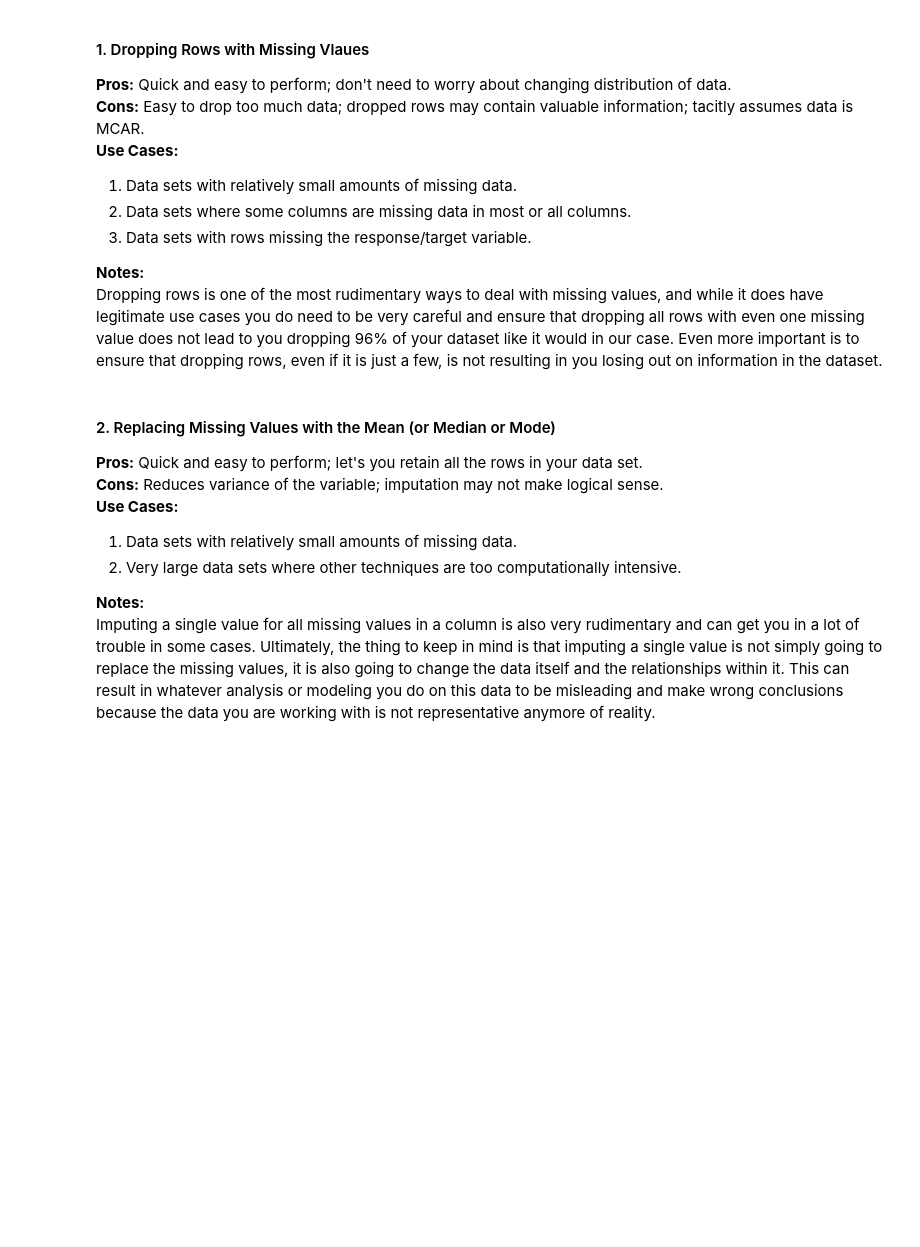
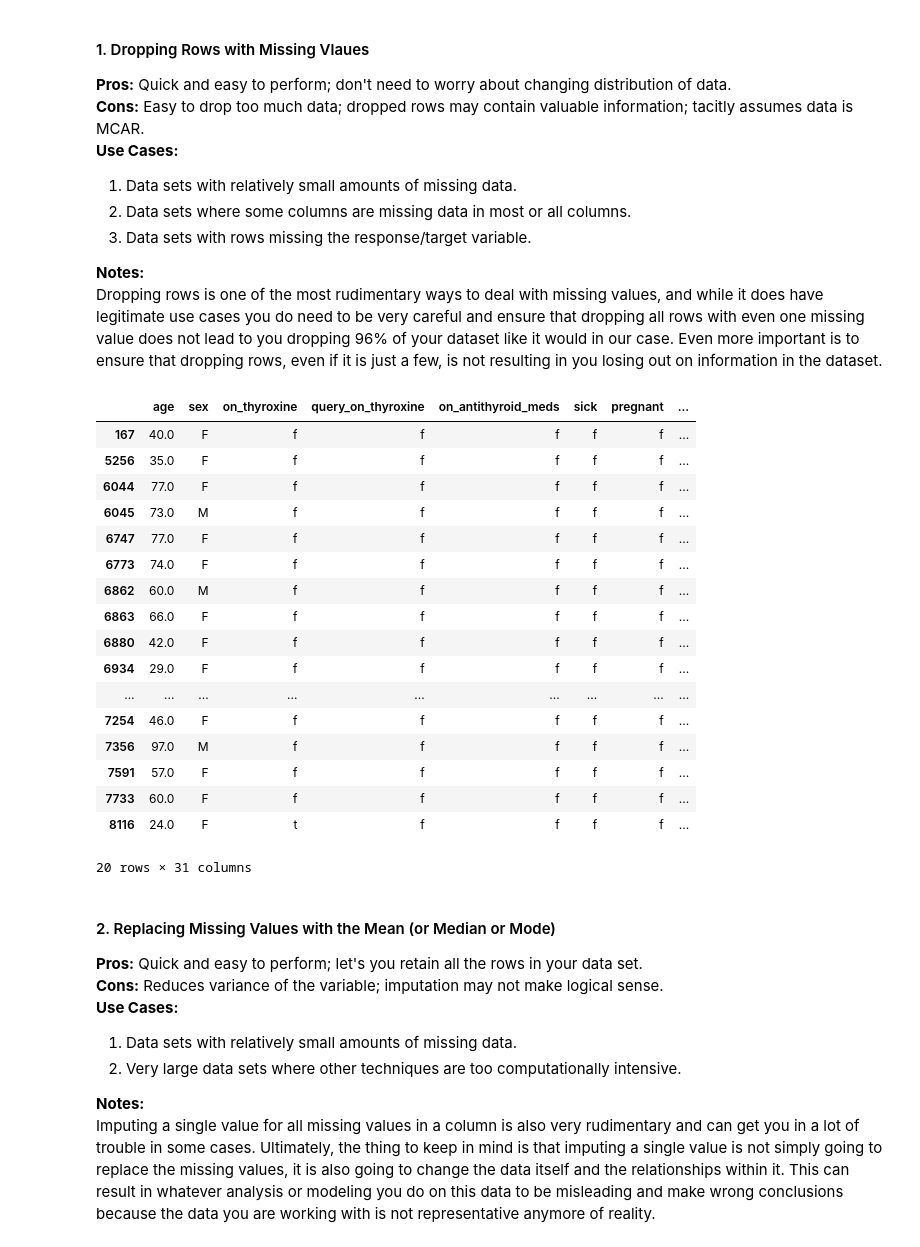
Before and after one commit to benwillallen/Rice-DEEP2024-Thyroid3, a Jupyter notebook: Chad_D_Intro_Notebook.ipynb, the cells around one changed output. Cells and saved outputs as stored; diff of their text form; code cells hidden in the pictures; blank space fills up the shorter version.

```diff
--- a/Chad_D_Intro_Notebook.ipynb
+++ b/Chad_D_Intro_Notebook.ipynb
@@ -14,6 +14,7 @@ import numpy as np
 Next we want to import the thyroid csv file into the notebook. One way to do this in colab is to first download the data set on to your computer and then upload the file into colab by clicking the folder icon on the left hand side of screen under the key and search icons. Once you open this tab, directly under files there should be an upload icon that allows you to upload the file for use in the Colab notebook. Now we can load the csv file into our notebook using pd.read_csv
 # %%
 # CODE HERE: Read thyroid data into notebook using pandas and assign it to a variable named `thyroid_dat`
+thyroid_dat = pd.read_csv("thyroidDF.csv")
 # %% [markdown]
 ### Part 1: First Steps When Working on New Data
 
@@ -116,6 +277,27 @@ It seems as though all of our columns are the correct type (i.e. no numerical co
 Dropping rows is one of the most rudimentary ways to deal with missing values, and while it does have legitimate use cases you do need to be very careful and ensure that dropping all rows with even one missing value does not lead to you dropping 96% of your dataset like it would in our case. Even more important is to ensure that dropping rows, even if it is just a few, is not resulting in you losing out on information in the dataset.
 # %%
 # CODE HERE: Drop every row in the data set that has a missing value (do NOT assign it to `thyroid_dat` and ensure inplace=False)
+new_df = thyroid_dat.dropna(inplace = False)
+new_df # only 20 rows now. dropping all na is not good here
+# %% [output]
+|  | age | sex | on_thyroxine | query_on_thyroxine | on_antithyroid_meds | sick | pregnant | ... |
+| 167 | 40.0 | F | f | f | f | f | f | ... |
+| 5256 | 35.0 | F | f | f | f | f | f | ... |
+| 6044 | 77.0 | F | f | f | f | f | f | ... |
+| 6045 | 73.0 | M | f | f | f | f | f | ... |
+| 6747 | 77.0 | F | f | f | f | f | f | ... |
+| 6773 | 74.0 | F | f | f | f | f | f | ... |
+| 6862 | 60.0 | M | f | f | f | f | f | ... |
+| 6863 | 66.0 | F | f | f | f | f | f | ... |
+| 6880 | 42.0 | F | f | f | f | f | f | ... |
+| 6934 | 29.0 | F | f | f | f | f | f | ... |
+| ... | ... | ... | ... | ... | ... | ... | ... | ... |
+| 7254 | 46.0 | F | f | f | f | f | f | ... |
+| 7356 | 97.0 | M | f | f | f | f | f | ... |
+| 7591 | 57.0 | F | f | f | f | f | f | ... |
+| 7733 | 60.0 | F | f | f | f | f | f | ... |
+| 8116 | 24.0 | F | t | f | f | f | f | ... |
+20 rows × 31 columns
 # %% [markdown]
 
 #### 2. Replacing Missing Values with the Mean (or Median or Mode)
```
Also changed, not shown: parts of 21 cells of this notebook.
